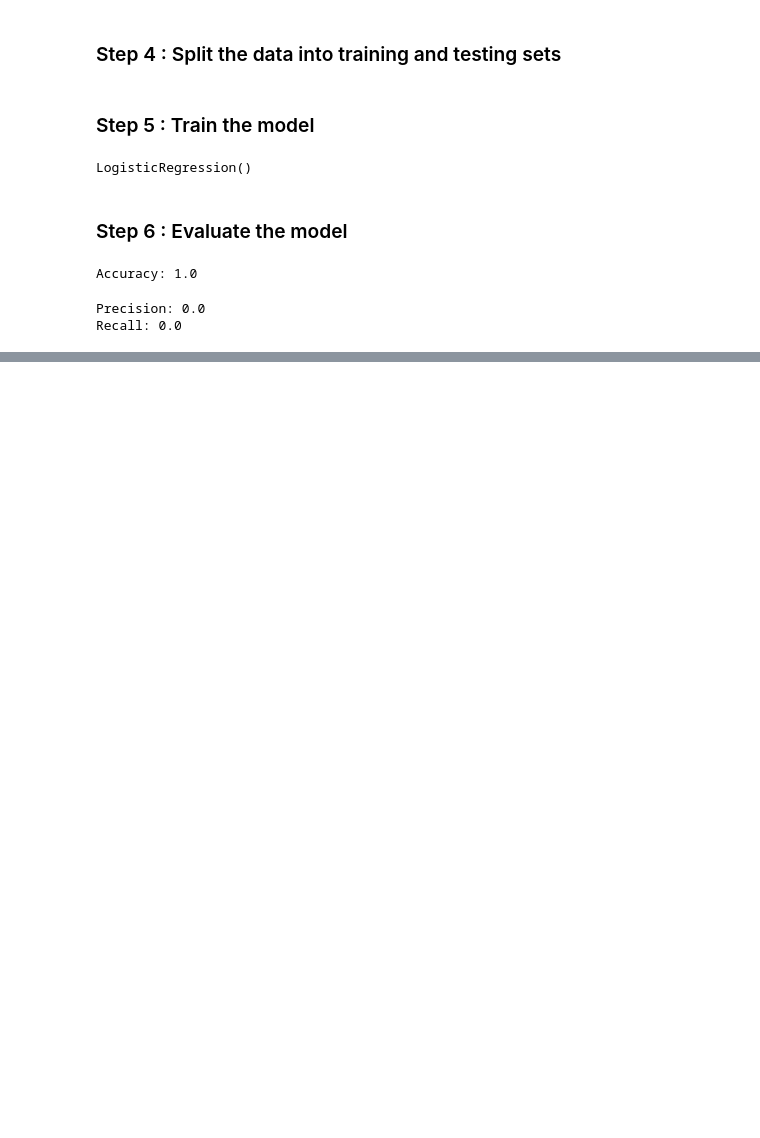
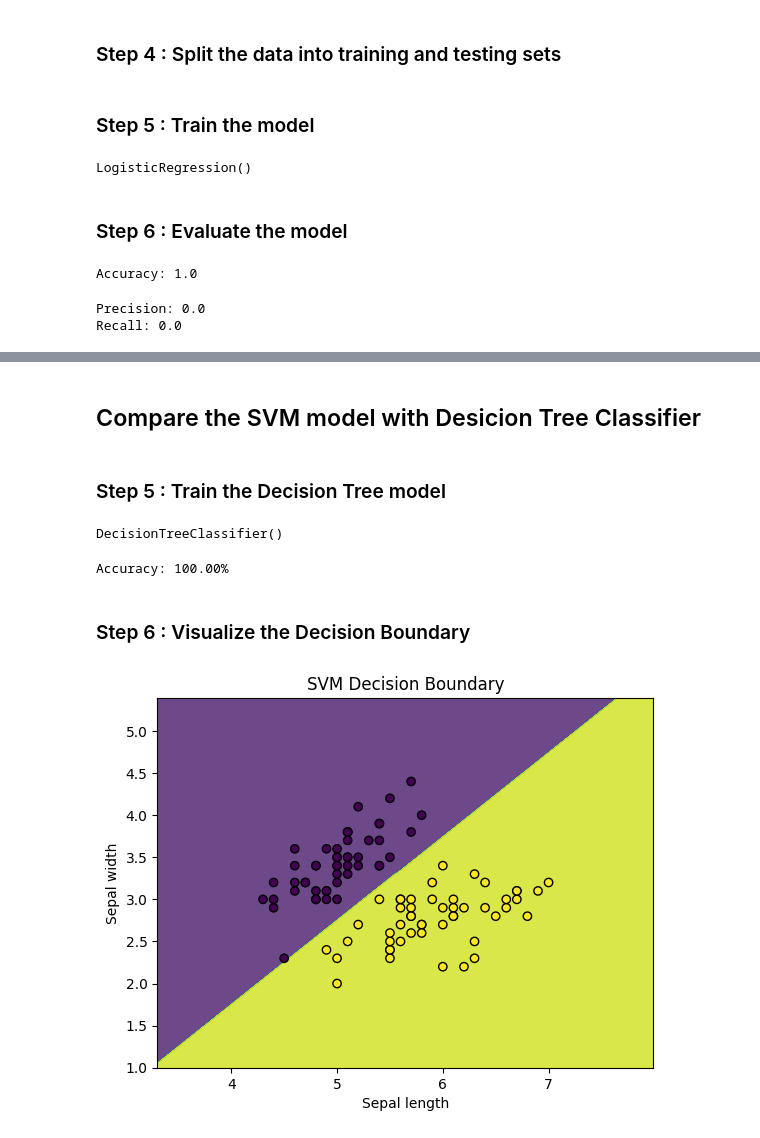
Before and after one commit to Kavithma-Thushal/Machine-Learning-Room-GDSE66, a Jupyter notebook: Day 7/Jupyter/main.ipynb, the cells around one changed output, grey strips where cells are left out. Saved outputs shown, nothing was run; the diff lists cells and outputs as text; code cells hidden in the pictures; blank space fills up the shorter version.

```diff
--- a/Day 7/Jupyter/main.ipynb
+++ b/Day 7/Jupyter/main.ipynb
@@ -210,0 +217,7 @@ Recall: 0.0
+# %%
+from sklearn import datasets
+
+iris = datasets.load_iris()
+x = iris.data[100:, :2]
+y = iris.target[:100]
+print(y)
@@ -210,0 +226,4 @@ Recall: 0.0
+# %%
+from sklearn.model_selection import train_test_split
+
+X_train, X_test, y_train, y_test = train_test_split(x, y, test_size=0.2, random_state=42)
@@ -210,0 +232,5 @@ Recall: 0.0
+# %%
+from sklearn.svm import SVC
+
+svm_classifier = SVC(kernel='linear')
+svm_classifier.fit(X_train, y_train)
@@ -210,0 +255,44 @@ Recall: 0.0
+# %% [markdown]
+## Compare the SVM model with Desicion Tree Classifier
+# %% [markdown]
+### Step 5 : Train the Decision Tree model
+# %%
+from sklearn.tree import DecisionTreeClassifier
+
+decision_tree_classifier = DecisionTreeClassifier()
+decision_tree_classifier.fit(X_train, y_train)
+# %% [output]
+DecisionTreeClassifier()
+# %%
+y_pred_tree = decision_tree_classifier.predict(X_test)
+accuracy_tree = accuracy_score(y_test, y_pred_tree)
+print(f'Accuracy: {accuracy_tree * 100:.2f}%')
+# %% [output]
+Accuracy: 100.00%
+# %% [markdown]
+### Step 6 : Visualize the Decision Boundary
+# %%
+import matplotlib.pyplot as plt
+
+
+def plot_decision_boundary(clf, X, y):
+    # Create a mesh to plot the decision boundary
+    x_min, x_max = X[:, 0].min() - 1, X[:, 0].max() + 1
+    y_min, y_max = X[:, 1].min() - 1, X[:, 1].max() + 1
+    xx, yy = np.meshgrid(np.arange(x_min, x_max, 0.01),
+                         np.arange(y_min, y_max, 0.01))
+
+    Z = clf.predict(np.c_[xx.ravel(), yy.ravel()])
+    Z = Z.reshape(xx.shape)
+
+    plt.contourf(xx, yy, Z, alpha=0.8)
+    plt.scatter(X[:, 0], X[:, 1], c=y, edgecolors='k', marker='o')
+    plt.xlabel('Sepal length')
+    plt.ylabel('Sepal width')
+    plt.title('SVM Decision Boundary')
+    plt.show()
+
+
+plot_decision_boundary(svm_classifier, x, y)
+# %% [output]
+[figure, added]
```
Also changed, not shown: parts of 25 cells of this notebook, 2 other files.
